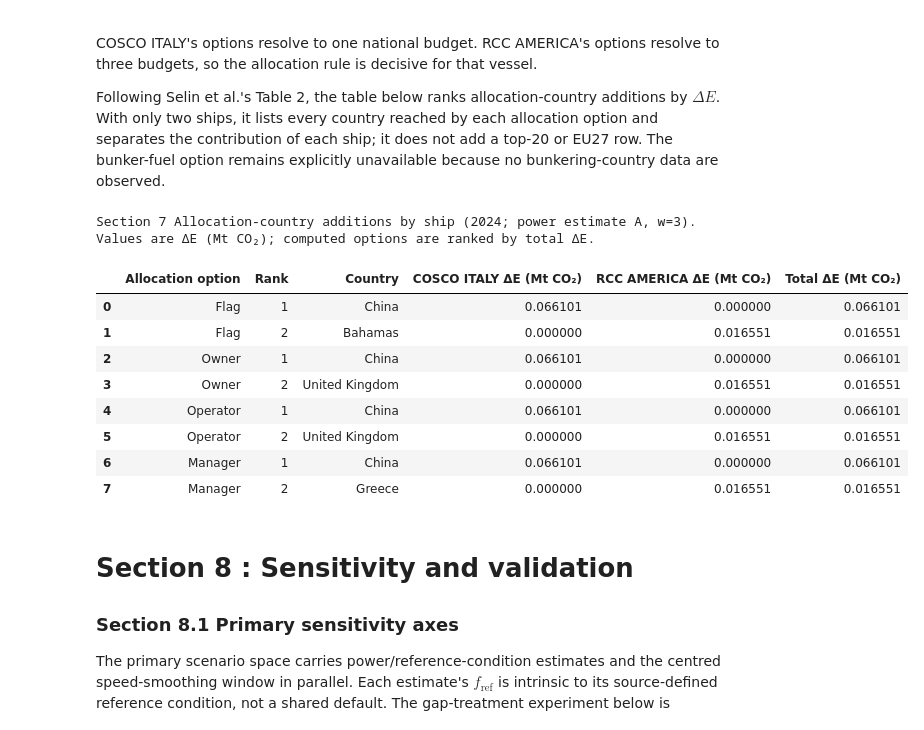
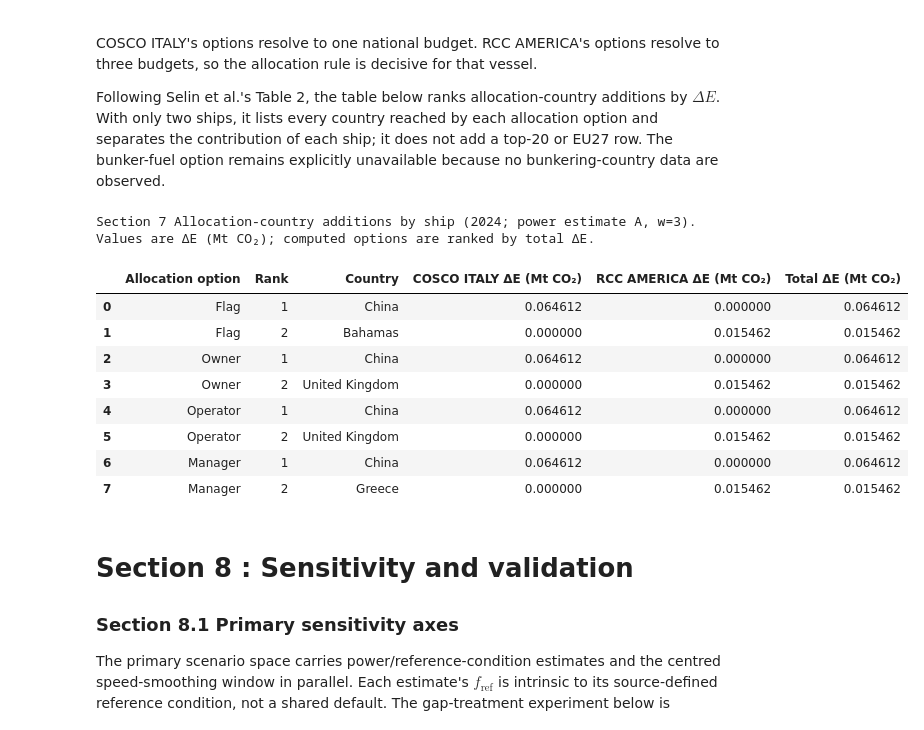
Before and after one commit to arantzazu-arregui/emissions-allocation, a Jupyter notebook: notebooks/01_methodology_walkthrough.ipynb, the cells around one changed output. Saved outputs shown, nothing was run; the diff lists cells and outputs as text; code cells hidden in the pictures.

```diff
--- a/notebooks/01_methodology_walkthrough.ipynb
+++ b/notebooks/01_methodology_walkthrough.ipynb
@@ -967,13 +967,13 @@ COSCO ITALY's options resolve to one national budget. RCC AMERICA's options reso
 
 Following Selin et al.'s Table 2, the table below ranks allocation-country additions by $\Delta E$. With only two ships, it lists every country reached by each allocation option and separates the contribution of each ship; it does not add a top-20 or EU27 row. The bunker-fuel option remains explicitly unavailable because no bunkering-country data are observed.
 # %%
-annual_emissions = pd.read_parquet(INTERIM / "emissions_year.parquet")
+international_emissions = pd.read_parquet(INTERIM / "international_emissions_year.parquet")
 vessels = list(cfg)
 ship_impacts = []
 for vessel_cfg in vessels:
     with Database() as db:
         vessel_allocation = allocation.allocate(
-            db, cfg, annual_emissions[annual_emissions.imo == vessel_cfg.imo]
+            db, cfg, international_emissions[international_emissions.imo == vessel_cfg.imo]
         )
         vessel_impacts = impacts.compute_impacts(db, vessel_allocation, base)
     ship_impacts.append(vessel_impacts.assign(ship=vessel_cfg.shipnames[0]))
@@ -991,41 +991,41 @@ table_rows = []
 
 for option in ("flag", "owner", "operator", "manager"):
     by_country = (
         ship_view[ship_view.option == option]
         .pivot_table(index="gcb_name", columns="ship", values="delta_e_mt", aggfunc="sum", fill_value=0)
         .reindex(columns=ship_names, fill_value=0)
         .assign(total_delta_e_mt=lambda d: d.sum(axis=1))
         .sort_values("total_delta_e_mt", ascending=False)
     )
     for rank, (country, allocation_row) in enumerate(by_country.iterrows(), start=1):
         table_rows.append({
             "Allocation option": option.title(),
             "Rank": rank,
             "Country": country,
             **{f"{ship} ΔE (Mt CO₂)": allocation_row[ship] for ship in ship_names},
             "Total ΔE (Mt CO₂)": allocation_row.total_delta_e_mt,
         })
 
 allocation_summary = pd.DataFrame(table_rows)
 display(
     allocation_summary.style
     .format({column: "{:.6f}" for column in [*ship_columns, "Total ΔE (Mt CO₂)"]}, na_rep="—")
     .set_caption(
         f"Section 7  Allocation-country additions by ship (2024; power estimate {reference_estimate}, w=3). "
         "Values are ΔE (Mt CO₂); computed options are ranked by total ΔE."
     )
 )
 # %% [output]
 Section 7 Allocation-country additions by ship (2024; power estimate A, w=3). Values are ΔE (Mt CO₂); computed options are ranked by total ΔE.
 |  | Allocation option | Rank | Country | COSCO ITALY ΔE (Mt CO₂) | RCC AMERICA ΔE (Mt CO₂) | Total ΔE (Mt CO₂) |
-| 0 | Flag | 1 | China | 0.066101 | 0.000000 | 0.066101 |
-| 1 | Flag | 2 | Bahamas | 0.000000 | 0.016551 | 0.016551 |
-| 2 | Owner | 1 | China | 0.066101 | 0.000000 | 0.066101 |
-| 3 | Owner | 2 | United Kingdom | 0.000000 | 0.016551 | 0.016551 |
-| 4 | Operator | 1 | China | 0.066101 | 0.000000 | 0.066101 |
-| 5 | Operator | 2 | United Kingdom | 0.000000 | 0.016551 | 0.016551 |
-| 6 | Manager | 1 | China | 0.066101 | 0.000000 | 0.066101 |
-| 7 | Manager | 2 | Greece | 0.000000 | 0.016551 | 0.016551 |
+| 0 | Flag | 1 | China | 0.064612 | 0.000000 | 0.064612 |
+| 1 | Flag | 2 | Bahamas | 0.000000 | 0.015462 | 0.015462 |
+| 2 | Owner | 1 | China | 0.064612 | 0.000000 | 0.064612 |
+| 3 | Owner | 2 | United Kingdom | 0.000000 | 0.015462 | 0.015462 |
+| 4 | Operator | 1 | China | 0.064612 | 0.000000 | 0.064612 |
+| 5 | Operator | 2 | United Kingdom | 0.000000 | 0.015462 | 0.015462 |
+| 6 | Manager | 1 | China | 0.064612 | 0.000000 | 0.064612 |
+| 7 | Manager | 2 | Greece | 0.000000 | 0.015462 | 0.015462 |
 # %% [markdown]
 # Section 8 : Sensitivity and validation
 
```
Also changed, not shown: parts of 7 cells of this notebook, 11 other files.
